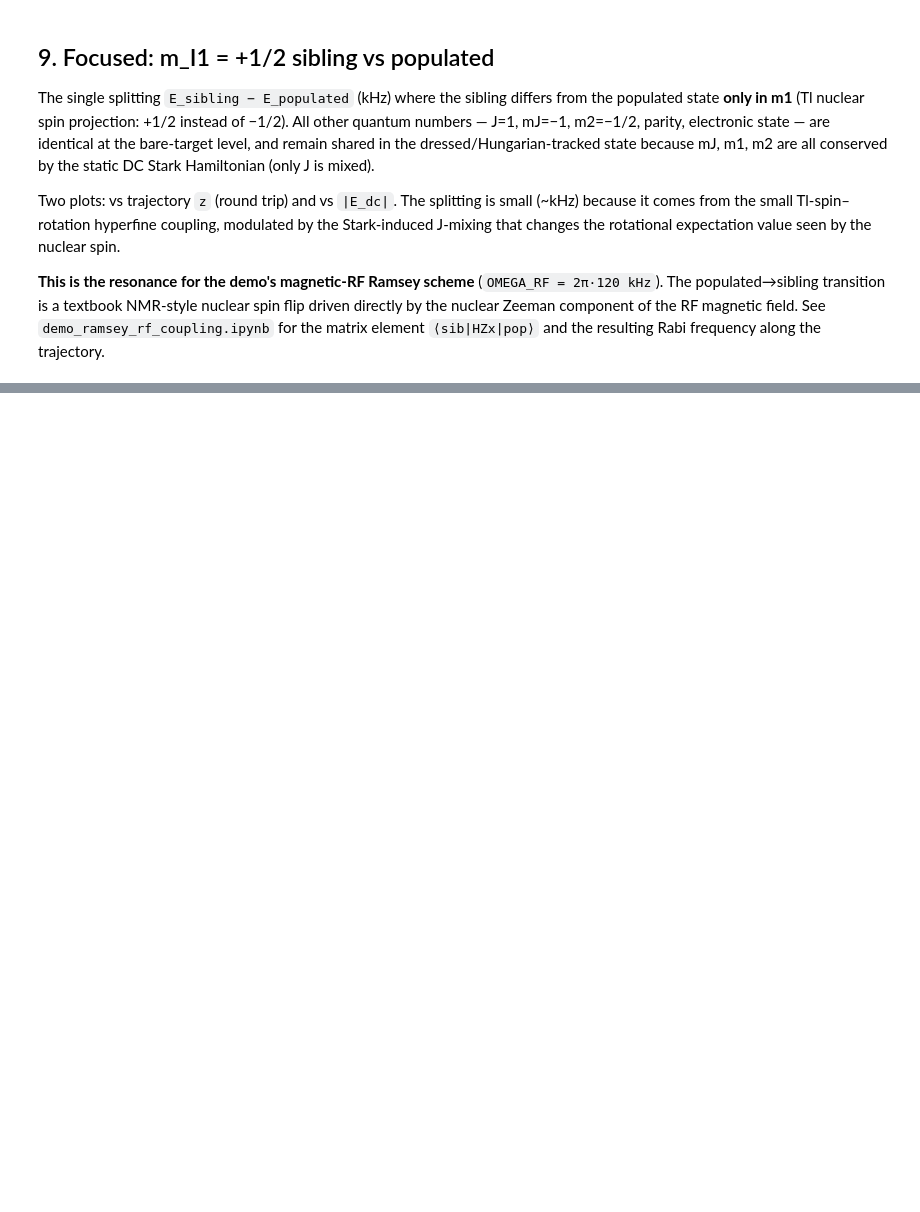
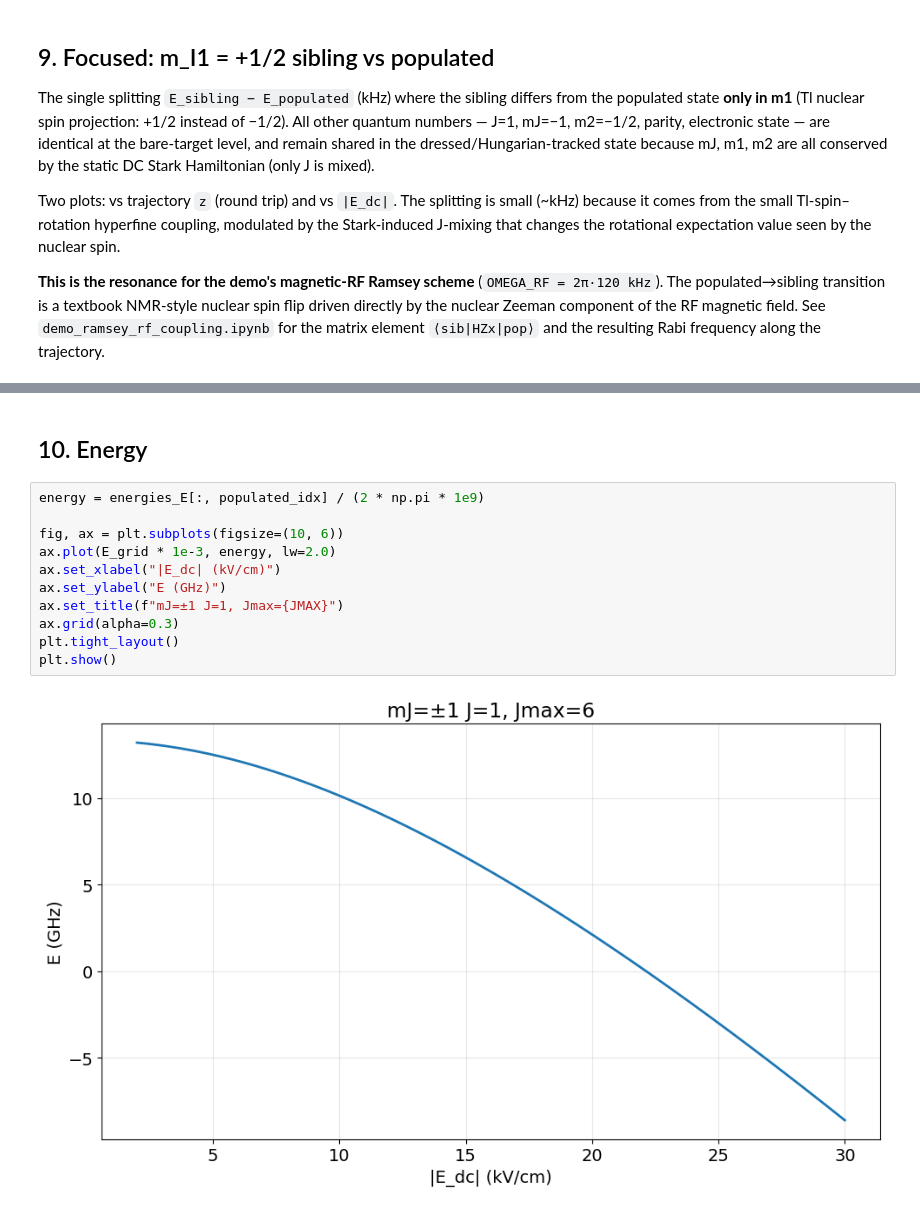
Before and after one commit to ograsdijk/CeNTREX-TlF, a Jupyter notebook: examples/ramsey_rf/demo_ramsey_rf_splittings.ipynb, the cells around one changed output, grey strips where cells are left out. Drawn from its saved outputs; the diff is of its cells as text; blank space fills up the shorter version.

```diff
--- a/examples/ramsey_rf/demo_ramsey_rf_splittings.ipynb
+++ b/examples/ramsey_rf/demo_ramsey_rf_splittings.ipynb
@@ -433,2 +440,17 @@ print(
 Sibling - populated splitting: -120.540 kHz at 2 kV/cm  →  -119.514 kHz at 30 kV/cm
+# %% [markdown]
+## 10. Energy
+# %%
+energy = energies_E[:, populated_idx] / (2 * np.pi * 1e9)
+
+fig, ax = plt.subplots(figsize=(10, 6))
+ax.plot(E_grid * 1e-3, energy, lw=2.0)
+ax.set_xlabel("|E_dc| (kV/cm)")
+ax.set_ylabel("E (GHz)")
+ax.set_title(f"mJ=±1 J=1, Jmax={JMAX}")
+ax.grid(alpha=0.3)
+plt.tight_layout()
+plt.show()
+# %% [output]
+[figure, added]
 # %% [markdown]
```
Also changed, not shown: parts of 9 cells of this notebook.
